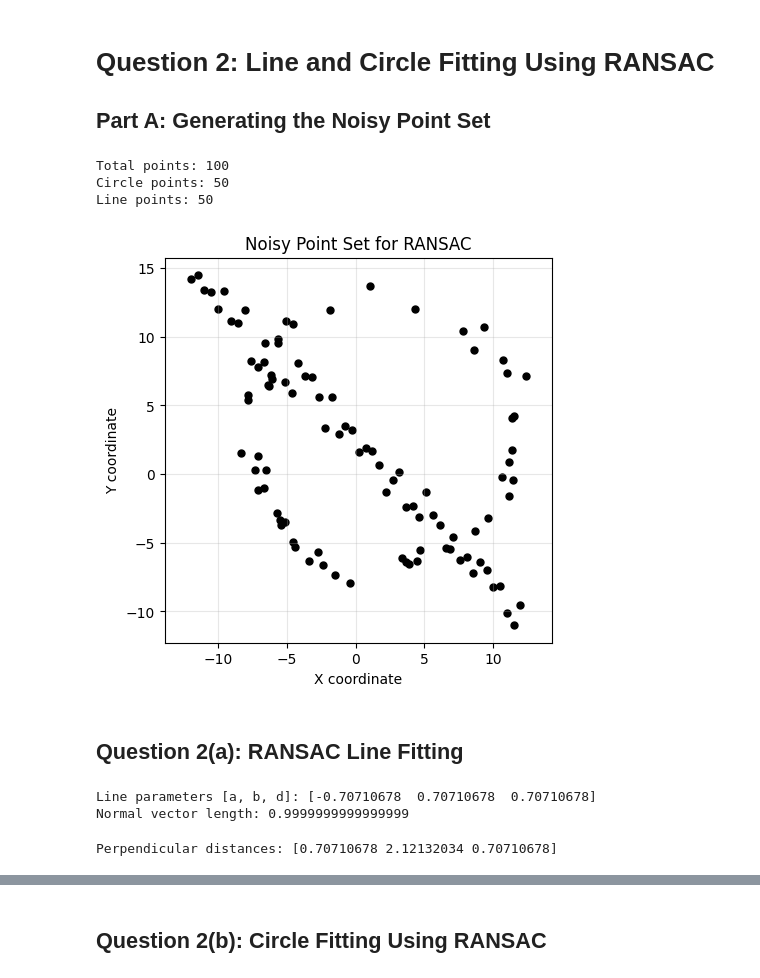
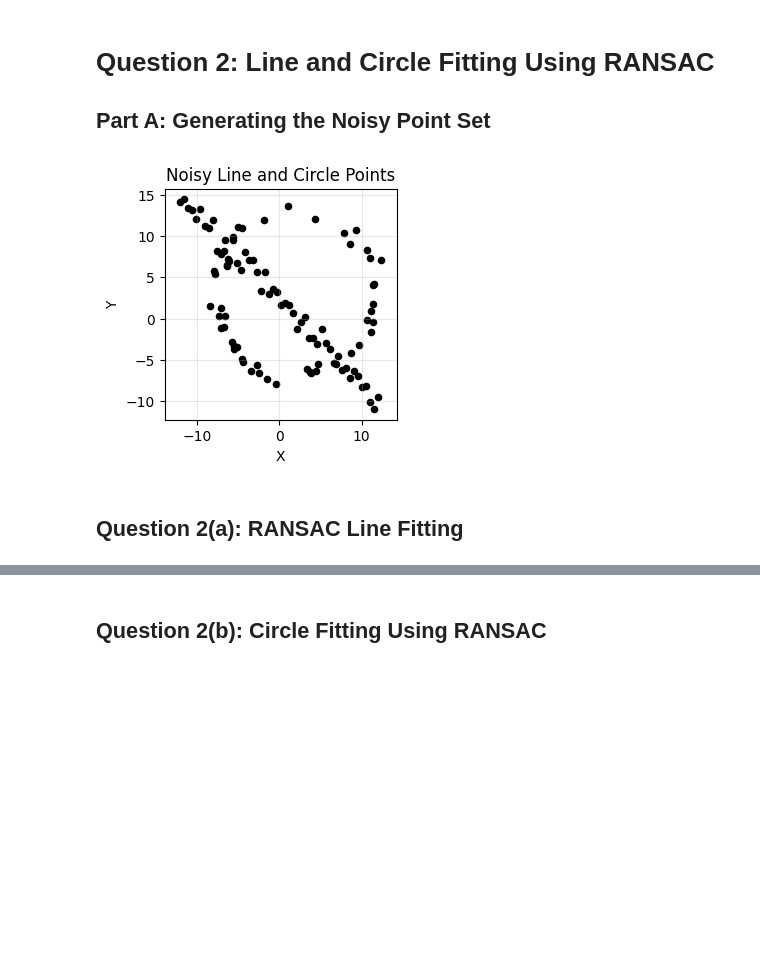
Before and after one commit to Janani-Hendeniya/EN3160-Assignment-02, a Jupyter notebook: 230238R_a02.ipynb, the cells around one changed output, grey strips where cells are left out. Saved outputs shown, nothing was run; the diff lists cells and outputs as text; code cells hidden in the pictures; blank space fills up the shorter version.

```diff
--- a/230238R_a02.ipynb
+++ b/230238R_a02.ipynb
@@ -109,58 +109,43 @@ The detector identified many dark sunflower centres, although some false detecti
 # %%
 import numpy as np
 import matplotlib.pyplot as plt
 from scipy.optimize import minimize
 
-# Generate noisy circle points
 np.random.seed(0)
 
 N = 100
 half_n = N // 2
 
-r = 10
-x0_gt, y0_gt = 2, 3
+# Generate noisy circle points
+r, x0_gt, y0_gt = 10, 2, 3
+t = np.random.uniform(0, 2*np.pi, half_n)
+noise = (r/16) * np.random.randn(half_n)
 
-s = r / 16
-t = np.random.uniform(0, 2 * np.pi, half_n)
-n = s * np.random.randn(half_n)
-
-x = x0_gt + (r + n) * np.cos(t)
-y = y0_gt + (r + n) * np.sin(t)
-
-X_circ = np.column_stack((x, y))
+X_circ = np.column_stack((
+    x0_gt + (r + noise) * np.cos(t),
+    y0_gt + (r + noise) * np.sin(t)
+))
 
 # Generate noisy line points
-s = 1.0
 m, b = -1, 2
-
 x = np.linspace(-12, 12, half_n)
-y = m * x + b + s * np.random.randn(half_n)
+y = m*x + b + np.random.randn(half_n)
 
 X_line = np.column_stack((x, y))
 
-# Combine circle and line points
+# Combine both point sets
 X = np.vstack((X_circ, X_line))
 
-print("Total points:", len(X))
-print("Circle points:", len(X_circ))
-print("Line points:", len(X_line))
+# Visualize the noisy dataset
+plt.figure(figsize=(3, 3))
+plt.scatter(X[:, 0], X[:, 1], s=20, c="black")
+plt.xlabel("X")
+plt.ylabel("Y")
+plt.title("Noisy Line and Circle Points")
+plt.axis("equal")
+plt.grid(alpha=0.3)
+plt.show()
 # %% [output]
-Total points: 100
-Circle points: 50
-Line points: 50
+[figure, added]
-# %%
-plt.figure(figsize=(5, 5))
-
-plt.scatter(X[:, 0], X[:, 1], s=25, color="black")
-
-plt.xlabel("X coordinate")
-plt.ylabel("Y coordinate")
-plt.title("Noisy Point Set for RANSAC")
-plt.axis("equal")
-plt.grid(alpha=0.3)
-
-plt.show()
-# %% [output]
-[figure, removed]
 # %% [markdown]
 ## Question 2(a): RANSAC Line Fitting
@@ -183,13 +151,0 @@ def line_from_points(p1, p2):
-# %%
-# Test the normalized line function
-
-line = line_from_points(
-    np.array([1, 2]),
-    np.array([3, 4])
-)
-
-print("Line parameters [a, b, d]:", line)
-print("Normal vector length:", np.linalg.norm(line[:2]))
-# %% [output]
-Line parameters [a, b, d]: [-0.70710678  0.70710678  0.70710678]
-Normal vector length: 0.9999999999999999
@@ -205,9 +152 @@ def line_errors(points, line):
-# %%
-test_points = np.array([[1, 1], [3, 1], [5, 5]])
-
-errors = line_errors(test_points, line)
-
-print("Perpendicular distances:", errors)
-# %% [output]
-Perpendicular distances: [0.70710678 2.12132034 0.70710678]
 # %%
```
Also changed, not shown: parts of 30 cells of this notebook.
